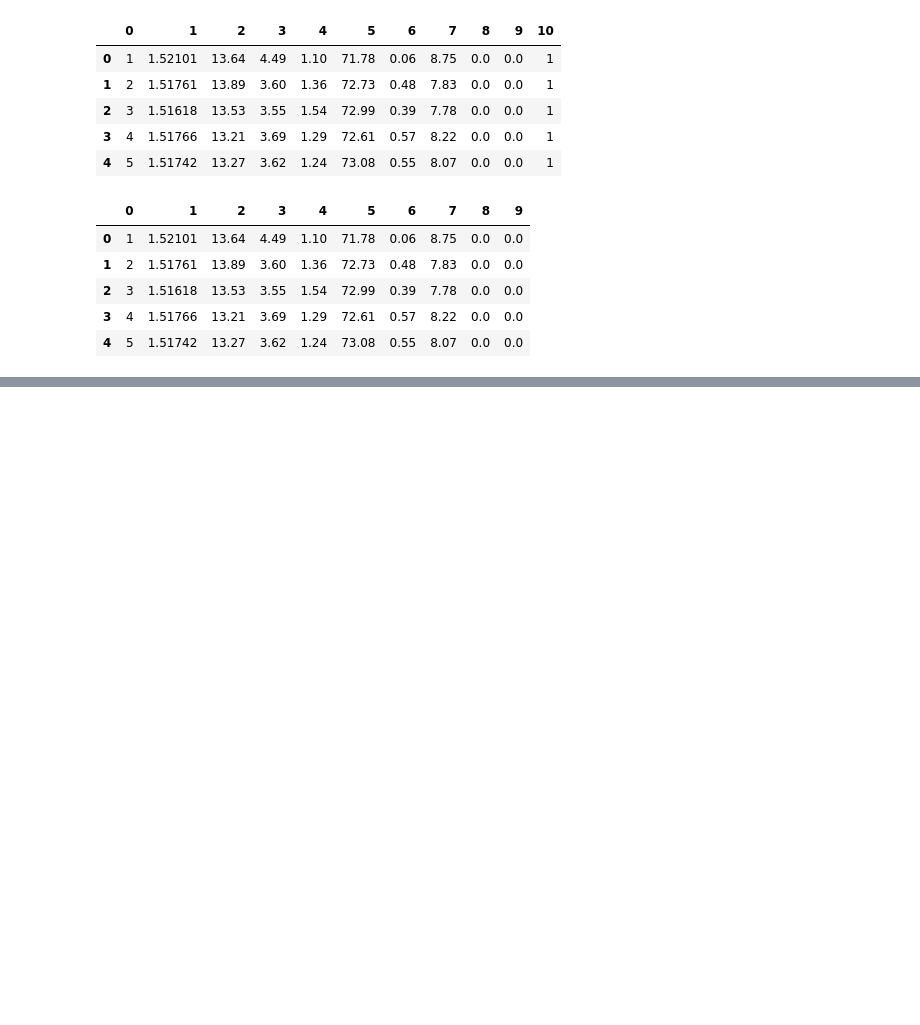
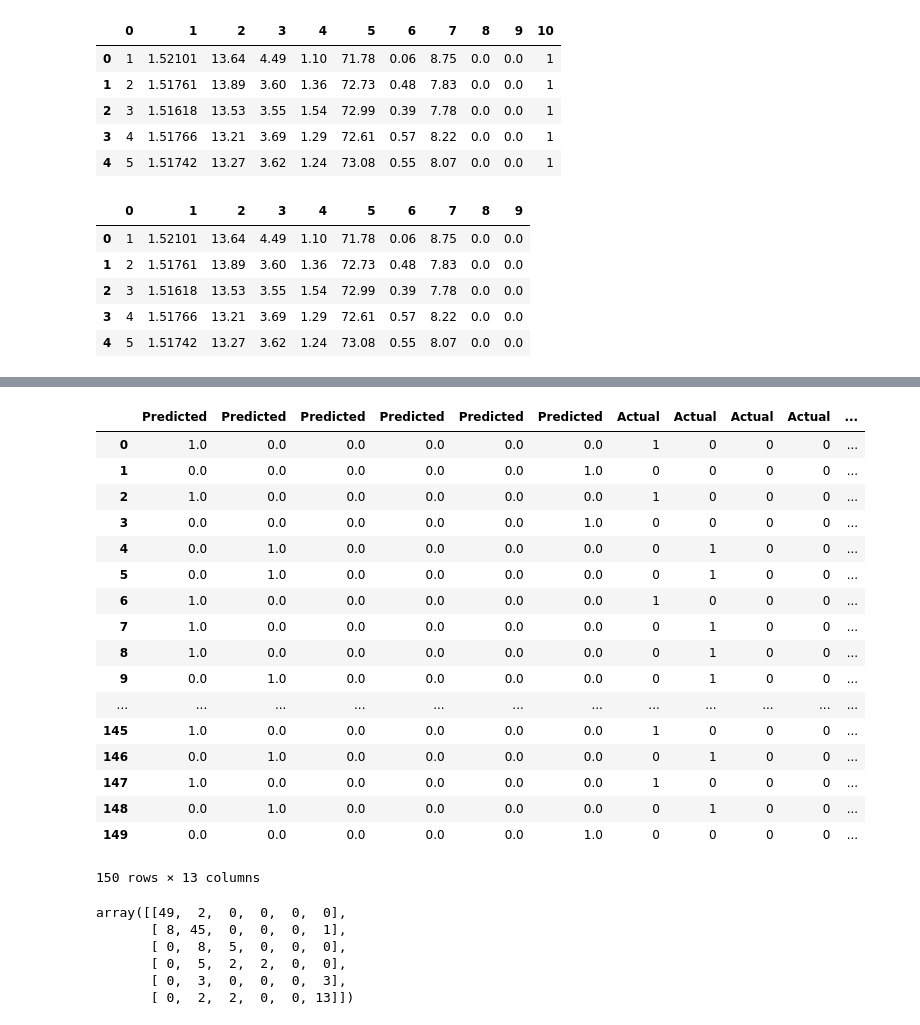
Before and after one commit to NumericalAnalysisGP/TPONTP, a Jupyter notebook: Glass/Glass.ipynb, the cells around one changed output, grey strips where cells are left out. Saved outputs shown, nothing was run; the diff lists cells and outputs as text; code cells hidden in the pictures; blank space fills up the shorter version.

```diff
--- a/Glass/Glass.ipynb
+++ b/Glass/Glass.ipynb
@@ -13,7 +13,7 @@ from sklearn.metrics import confusion_matrix
 #read in csv file
 data = pd.read_csv("glass.csv", header=None)
 trainPercent = 30 #must be between 0 and 100
-validationPercent = 35
+validationPercent = 40
 numberRowsOfBuildingWindowsFP = 70
 numberRowsOfBuildingWindowsNFP = 76
 numberRowsOfVehicleWindowsFP = 17
@@ -132,0 +145,11 @@ print(lampTotal)
+# %%
+sum1 = 0
+sum2 = 0
+def createWeightMatrix(x, y, lmbda):
+    numRows = x.shape[0]
+    new_col = np.ones((numRows,1))
+    augmentedX = np.c_[new_col, x]
+    sum1 = np.dot(augmentedX.T, augmentedX) + lmbda
+    sum2 = np.dot(augmentedX.T, y)
+    W = np.dot(np.linalg.inv(sum1), sum2)
+    return W
@@ -132,0 +222,20 @@ print(lampTotal)
+# %%
+#cross validation
+lambdaValues = [0, 100, 1000000,.1 , .3, .01, .03, .001, .003, .0001, .0003]
+lambdaIndexOfMinError = -1
+minError = 101
+i = 0
+for l in lambdaValues :
+    print("lambda val?",l)
+    W=0
+    W = createWeightMatrix(inputTrain, expectedOutputTrain, l)
+    print("W",W)
+    error, predictedClasses, correctPredCol = classificationTest(validateTest, validateOutputTest, W, True)
+    print("error ",error)
+    if(error < minError):
+        minError = error
+        lambdaIndexOfMinError = i
+    i+=1
+print("smallest index of error for lambda...", lambdaIndexOfMinError)
+
+Wtest = createWeightMatrix(inputTrain, expectedOutputTrain, lambdaValues[lambdaIndexOfMinError])
@@ -132,0 +260,4 @@ print(lampTotal)
+# %%
+#testing
+error, predictedClasses, correctPredictionCol = classificationTest(inputTest, expectedOutputTest, Wtest, False)
+print(error)
@@ -132,0 +275,41 @@ print(lampTotal)
+# %%
+actual = pd.DataFrame(expectedOutputTest)
+predictedDF = pd.DataFrame(predictedClasses)
+correct = pd.DataFrame(correctPredictionCol)
+frames = [predictedDF, actual, correct]
+modelTest = pd.concat(frames, axis=1)
+modelTest.columns = ["Predicted","Predicted", "Predicted", "Predicted", "Predicted", "Predicted", "Actual", "Actual", "Actual", "Actual", "Actual", "Actual", "Correct"]
+modelTest
+# %% [output]
+|  | Predicted | Predicted | Predicted | Predicted | Predicted | Predicted | Actual | Actual | Actual | Actual | ... |
+| 0 | 1.0 | 0.0 | 0.0 | 0.0 | 0.0 | 0.0 | 1 | 0 | 0 | 0 | ... |
+| 1 | 0.0 | 0.0 | 0.0 | 0.0 | 0.0 | 1.0 | 0 | 0 | 0 | 0 | ... |
+| 2 | 1.0 | 0.0 | 0.0 | 0.0 | 0.0 | 0.0 | 1 | 0 | 0 | 0 | ... |
+| 3 | 0.0 | 0.0 | 0.0 | 0.0 | 0.0 | 1.0 | 0 | 0 | 0 | 0 | ... |
+| 4 | 0.0 | 1.0 | 0.0 | 0.0 | 0.0 | 0.0 | 0 | 1 | 0 | 0 | ... |
+| 5 | 0.0 | 1.0 | 0.0 | 0.0 | 0.0 | 0.0 | 0 | 1 | 0 | 0 | ... |
+| 6 | 1.0 | 0.0 | 0.0 | 0.0 | 0.0 | 0.0 | 1 | 0 | 0 | 0 | ... |
+| 7 | 1.0 | 0.0 | 0.0 | 0.0 | 0.0 | 0.0 | 0 | 1 | 0 | 0 | ... |
+| 8 | 1.0 | 0.0 | 0.0 | 0.0 | 0.0 | 0.0 | 0 | 1 | 0 | 0 | ... |
+| 9 | 0.0 | 1.0 | 0.0 | 0.0 | 0.0 | 0.0 | 0 | 1 | 0 | 0 | ... |
+| ... | ... | ... | ... | ... | ... | ... | ... | ... | ... | ... | ... |
+| 145 | 1.0 | 0.0 | 0.0 | 0.0 | 0.0 | 0.0 | 1 | 0 | 0 | 0 | ... |
+| 146 | 0.0 | 1.0 | 0.0 | 0.0 | 0.0 | 0.0 | 0 | 1 | 0 | 0 | ... |
+| 147 | 1.0 | 0.0 | 0.0 | 0.0 | 0.0 | 0.0 | 1 | 0 | 0 | 0 | ... |
+| 148 | 0.0 | 1.0 | 0.0 | 0.0 | 0.0 | 0.0 | 0 | 1 | 0 | 0 | ... |
+| 149 | 0.0 | 0.0 | 0.0 | 0.0 | 0.0 | 1.0 | 0 | 0 | 0 | 0 | ... |
+150 rows × 13 columns
+# %%
+actualAsClassNumber = [0]*expectedOutputTest.shape[0]
+predictedAsClassNumber = [0]*expectedOutputTest.shape[0]
+for i in range(expectedOutputTest.shape[0]):
+    actualAsClassNumber[i] = expectedOutputTest[i].tolist().index(1)
+    predictedAsClassNumber[i] = predictedClasses[i].tolist().index(1.0)
+confusion_matrix(actualAsClassNumber, predictedAsClassNumber)
+# %% [output]
+array([[49,  2,  0,  0,  0,  0],
+       [ 8, 45,  0,  0,  0,  1],
+       [ 0,  8,  5,  0,  0,  0],
+       [ 0,  5,  2,  2,  0,  0],
+       [ 0,  3,  0,  0,  0,  3],
+       [ 0,  2,  2,  0,  0, 13]])
```
Also changed, not shown: parts of 9 cells of this notebook, 2 other files.
